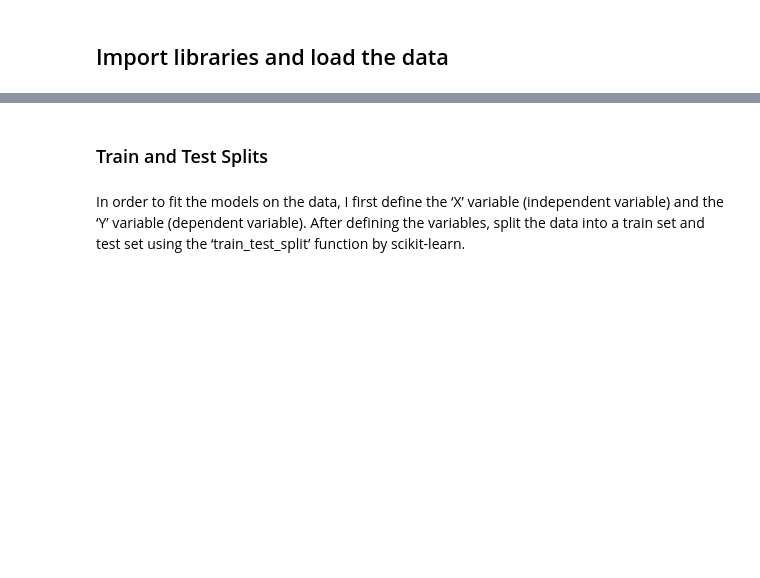
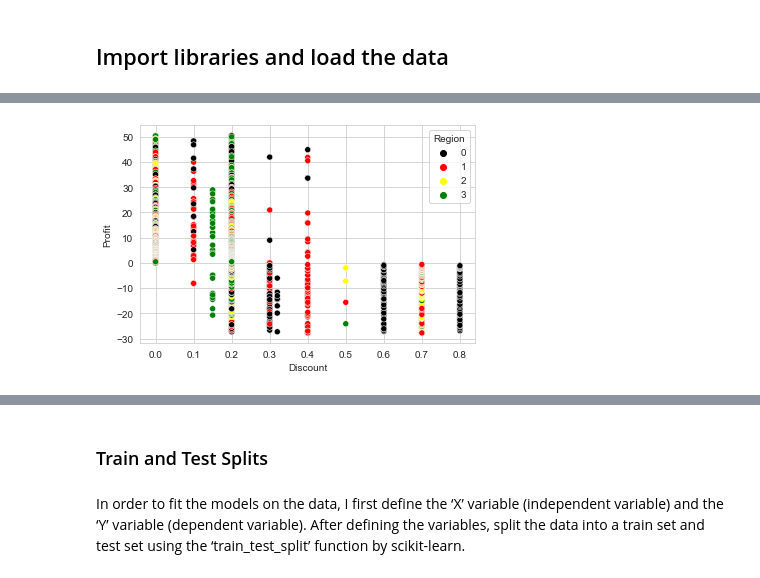
Before and after one commit to livia360/Captone_project2, a Jupyter notebook: Part2_Preprocessing_Modeling.ipynb, the cells around one changed output, grey strips where cells are left out. Drawn from its saved outputs; the diff is of its cells as text; code cells hidden in the pictures; blank space fills up the shorter version.

```diff
--- a/Part2_Preprocessing_Modeling.ipynb
+++ b/Part2_Preprocessing_Modeling.ipynb
@@ -69,0 +119,6 @@ Index(['State', 'avg_sales_state', 'avg_profit_state', 'avg_discount_state',
+# %%
+hue_color = {0: 'black', 1:'red', 2:'yellow', 3:'green'}
+sns.scatterplot(x='Discount', y='Profit', data=df, hue='Region', palette=hue_color);
+# observation:  a number of large percentage discounts ran on products in region 0 & 1.
+# %% [output]
+[figure, added]
```
Also changed, not shown: parts of 33 cells of this notebook.
